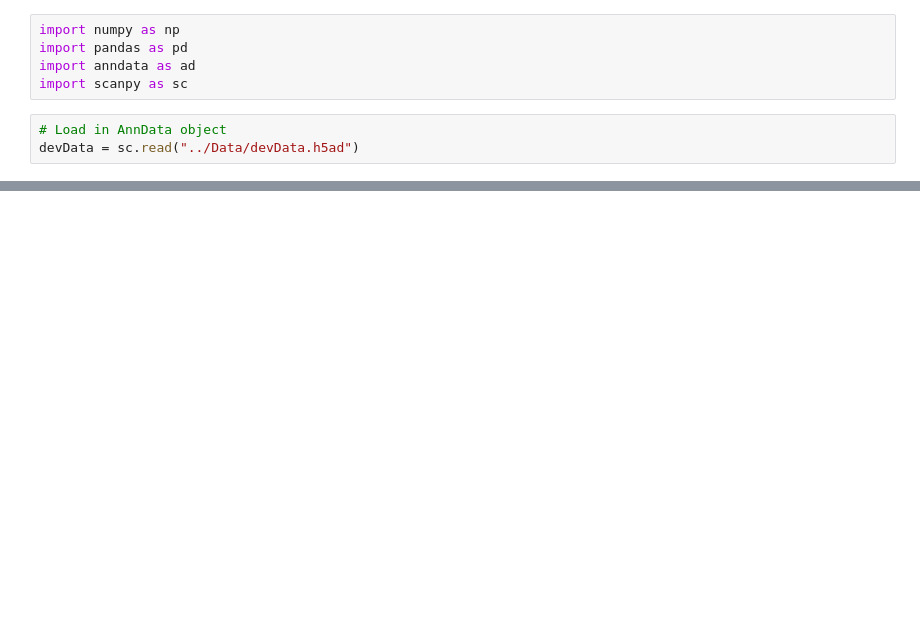
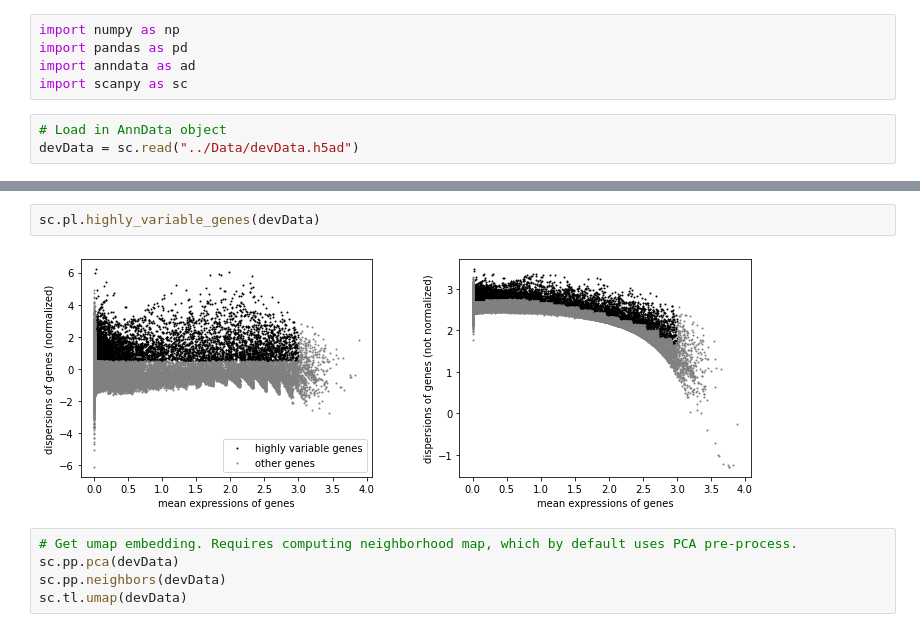
Before and after one commit to mathewsummers/Development-scRNAseq, a Jupyter notebook: Code/Preprocess AnnData.ipynb, the cells around one changed output, grey strips where cells are left out. Cells and saved outputs as stored; diff of their text form; blank space fills up the shorter version.

Commit message:
preprocessing
pre-processing was done on high memory machine, keeping records straight

```diff
--- a/Code/Preprocess AnnData.ipynb
+++ b/Code/Preprocess AnnData.ipynb
@@ -18,0 +37,9 @@ Categories (3, object): ['GABAergic', 'Glutamatergic', 'Non_neuronal']
+# %%
+sc.pl.highly_variable_genes(devData)
+# %% [output]
+[figure, added]
+# %%
+# Get umap embedding. Requires computing neighborhood map, which by default uses PCA pre-process.
+sc.pp.pca(devData)
+sc.pp.neighbors(devData)
+sc.tl.umap(devData)
```
Also changed, not shown: parts of 6 cells of this notebook.
